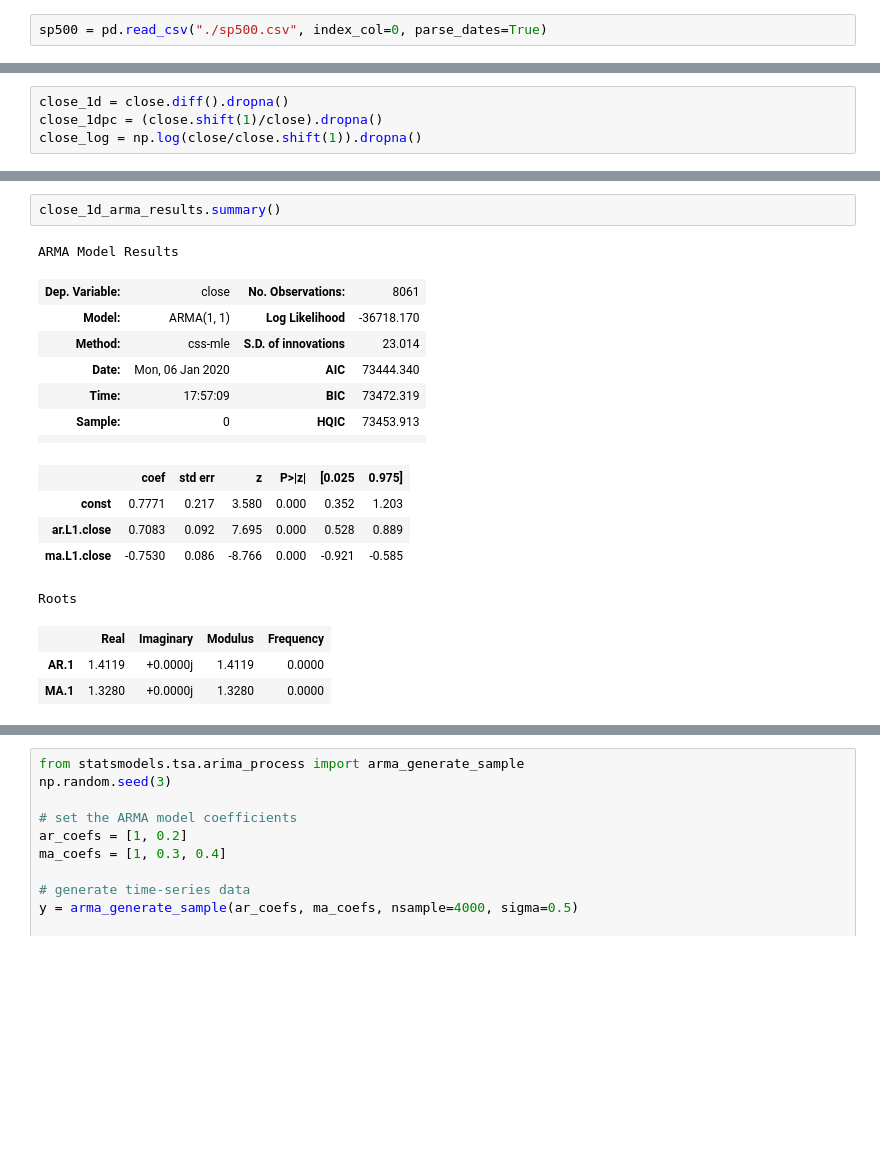
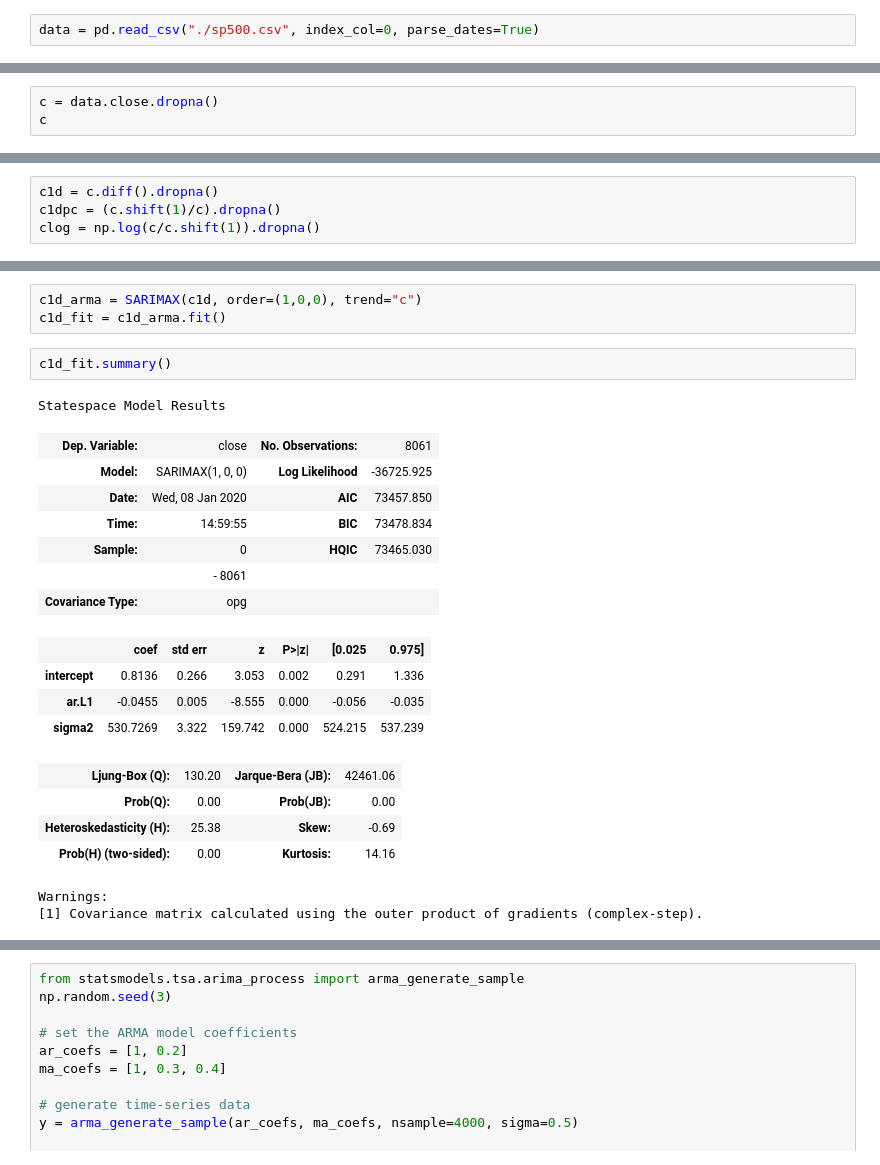
Before and after one commit to FIM-Expert/python-academy, a Jupyter notebook: DataCamp/forecasting-using-arima-models-in-python/forecasting-using-arima-models-in-python.ipynb, the cells around one changed output, grey strips where cells are left out. Cells and saved outputs as stored; diff of their text form; blank space fills up the shorter version.

```diff
--- a/DataCamp/forecasting-using-arima-models-in-python/forecasting-using-arima-models-in-python.ipynb
+++ b/DataCamp/forecasting-using-arima-models-in-python/forecasting-using-arima-models-in-python.ipynb
@@ -8,3 +9,3 @@ from statsmodels.tsa.arima_model import ARMA
 warnings.filterwarnings('ignore')
 # %%
-sp500 = pd.read_csv("./sp500.csv", index_col=0, parse_dates=True)
+data = pd.read_csv("./sp500.csv", index_col=0, parse_dates=True)
@@ -27,0 +12,3 @@ Name: close, Length: 8062, dtype: float64
+# %%
+c = data.close.dropna()
+c
@@ -46,6 +47,6 @@ close_adf
 # %%
-close_1d = close.diff().dropna()
-close_1dpc = (close.shift(1)/close).dropna()
-close_log = np.log(close/close.shift(1)).dropna()
+c1d = c.diff().dropna()
+c1dpc = (c.shift(1)/c).dropna()
+clog = np.log(c/c.shift(1)).dropna()
 # %%
 fig, ax = plt.subplots()
@@ -108,19 +106,24 @@ close_1d_arma_results = close_1d_arma_model.fit()
+# %%
+c1d_arma = SARIMAX(c1d, order=(1,0,0), trend="c")
+c1d_fit = c1d_arma.fit()
 # %%
-close_1d_arma_results.summary()
+c1d_fit.summary()
 # %% [output]
-ARMA Model Results
+Statespace Model Results
 | Dep. Variable: | close | No. Observations: | 8061 |
-| Model: | ARMA(1, 1) | Log Likelihood | -36718.170 |
-| Method: | css-mle | S.D. of innovations | 23.014 |
-| Date: | Mon, 06 Jan 2020 | AIC | 73444.340 |
-| Time: | 17:57:09 | BIC | 73472.319 |
-| Sample: | 0 | HQIC | 73453.913 |
-|  |  |  |  |
+| Model: | SARIMAX(1, 0, 0) | Log Likelihood | -36725.925 |
+| Date: | Wed, 08 Jan 2020 | AIC | 73457.850 |
+| Time: | 14:59:55 | BIC | 73478.834 |
+| Sample: | 0 | HQIC | 73465.030 |
+|  | - 8061 |  |  |
+| Covariance Type: | opg |  |  |
 |  | coef | std err | z | P>|z| | [0.025 | 0.975] |
-| const | 0.7771 | 0.217 | 3.580 | 0.000 | 0.352 | 1.203 |
-| ar.L1.close | 0.7083 | 0.092 | 7.695 | 0.000 | 0.528 | 0.889 |
-| ma.L1.close | -0.7530 | 0.086 | -8.766 | 0.000 | -0.921 | -0.585 |
+| intercept | 0.8136 | 0.266 | 3.053 | 0.002 | 0.291 | 1.336 |
+| ar.L1 | -0.0455 | 0.005 | -8.555 | 0.000 | -0.056 | -0.035 |
+| sigma2 | 530.7269 | 3.322 | 159.742 | 0.000 | 524.215 | 537.239 |
+| Ljung-Box (Q): | 130.20 | Jarque-Bera (JB): | 42461.06 |
+| Prob(Q): | 0.00 | Prob(JB): | 0.00 |
+| Heteroskedasticity (H): | 25.38 | Skew: | -0.69 |
+| Prob(H) (two-sided): | 0.00 | Kurtosis: | 14.16 |
-Roots
+Warnings:
+[1] Covariance matrix calculated using the outer product of gradients (complex-step).
-|  | Real | Imaginary | Modulus | Frequency |
-| AR.1 | 1.4119 | +0.0000j | 1.4119 | 0.0000 |
-| MA.1 | 1.3280 | +0.0000j | 1.3280 | 0.0000 |
```
Also changed, not shown: parts of 20 cells of this notebook, 3 other files.
